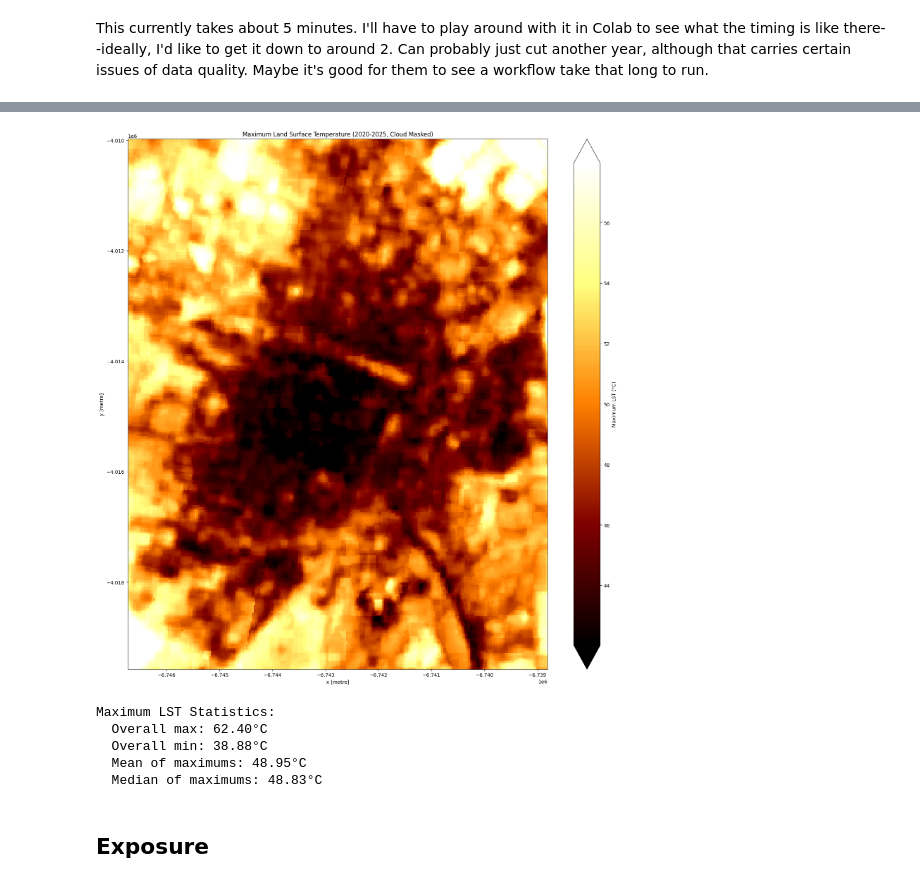
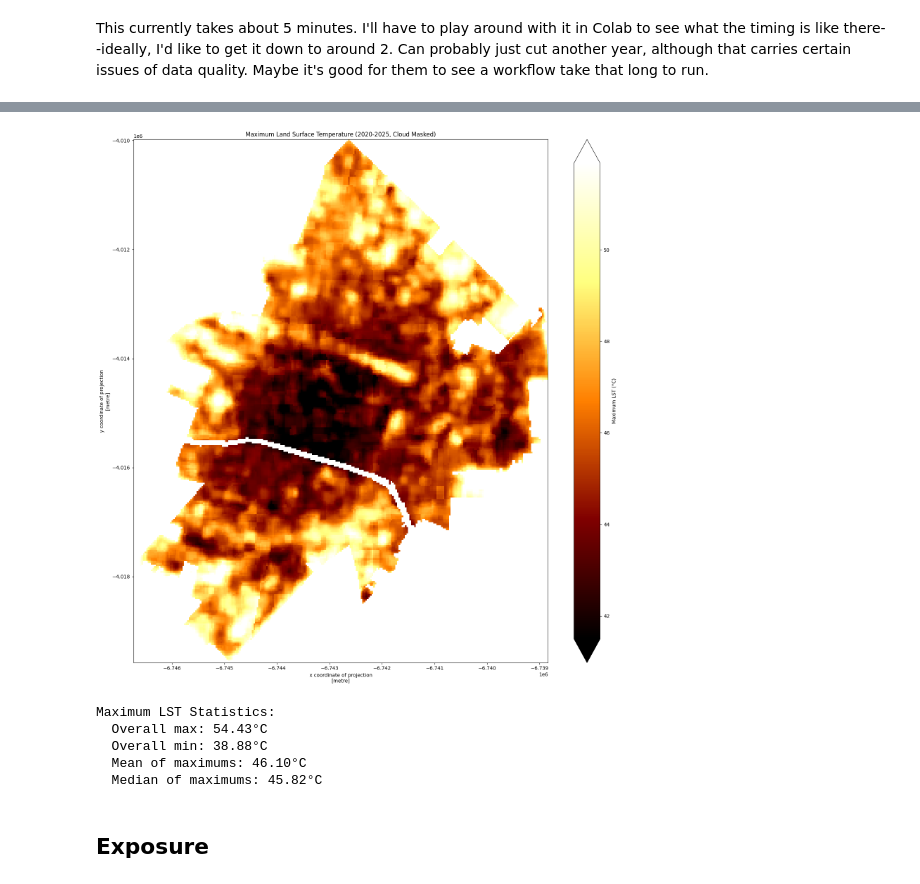
Before and after one commit to nlebovits/datos-escala-humana, a Jupyter notebook: es/riesgo-climatico/unidad_3_soluciones.ipynb, the cells around one changed output, grey strips where cells are left out. Saved outputs shown, nothing was run; the diff lists cells and outputs as text; code cells hidden in the pictures.

Commit message:
check in first draft of week 3 workshop

```diff
--- a/es/riesgo-climatico/unidad_3_soluciones.ipynb
+++ b/es/riesgo-climatico/unidad_3_soluciones.ipynb
@@ -230,0 +228,13 @@ Saving LST data to /home/nissim/Documents/dev/datos-escala-humana/es/riesgo-clim
+# %%
+# First, clip LST to urban area
+# Ensure area_urbana is in the same CRS as LST_max_computed
+if area_urbana.crs != LST_max_computed.rio.crs:
+    area_urbana_lst_crs = area_urbana.to_crs(LST_max_computed.rio.crs)
+else:
+    area_urbana_lst_crs = area_urbana
+
+# Clip LST to urban area
+LST_urban = LST_max_computed.rio.clip(
+    area_urbana_lst_crs.geometry.values,
+    from_disk=True,
+)
@@ -231,30 +243,30 @@ Saving LST data to /home/nissim/Documents/dev/datos-escala-humana/es/riesgo-clim
 # %%
 # Plot the result
 fig, ax = plt.subplots(figsize=(16, 16))
-LST_max_computed.plot.imshow(
+LST_urban.plot.imshow(
     ax=ax,
     cmap="afmhot",
     cbar_kwargs={"label": "Maximum LST (°C)"},
     robust=True,  # Use 2nd and 98th percentiles for color scaling
 )
 ax.set_title("Maximum Land Surface Temperature (2020-2025, Cloud Masked)")
 plt.tight_layout()
 plt.show()
 # %% [output]
-[figure, old version]
+[figure, new version]
 # %%
 # Print some statistics
 print("\nMaximum LST Statistics:")
-print(f"  Overall max: {float(LST_max_computed.max().values):.2f}°C")
-print(f"  Overall min: {float(LST_max_computed.min().values):.2f}°C")
-print(f"  Mean of maximums: {float(LST_max_computed.mean().values):.2f}°C")
-print(f"  Median of maximums: {float(LST_max_computed.median().values):.2f}°C")
+print(f"  Overall max: {float(LST_urban.max().values):.2f}°C")
+print(f"  Overall min: {float(LST_urban.min().values):.2f}°C")
+print(f"  Mean of maximums: {float(LST_urban.mean().values):.2f}°C")
+print(f"  Median of maximums: {float(LST_urban.median().values):.2f}°C")
 # %% [output]
 Maximum LST Statistics:
-  Overall max: 62.40°C
+  Overall max: 54.43°C
   Overall min: 38.88°C
-  Mean of maximums: 48.95°C
-  Median of maximums: 48.83°C
+  Mean of maximums: 46.10°C
+  Median of maximums: 45.82°C
 # %%
 # print histogram
 # print quantile breaks
```
Also changed, not shown: parts of 16 cells of this notebook.
